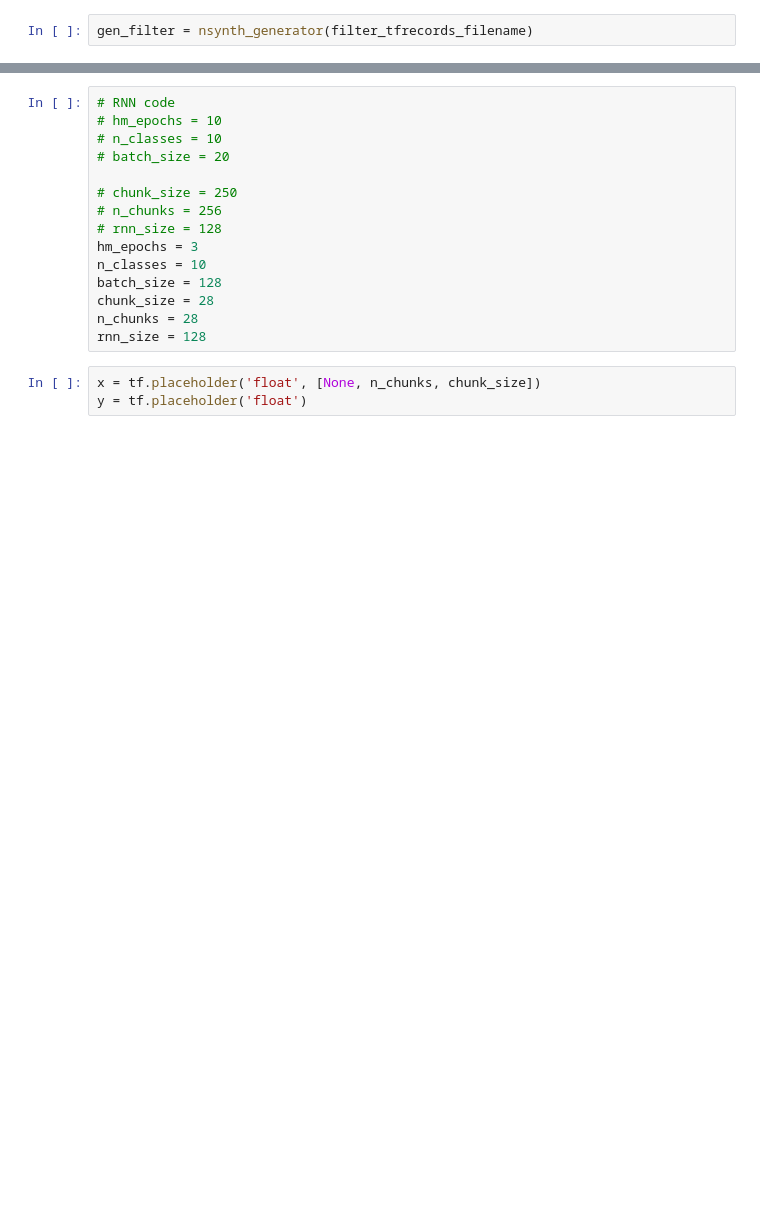
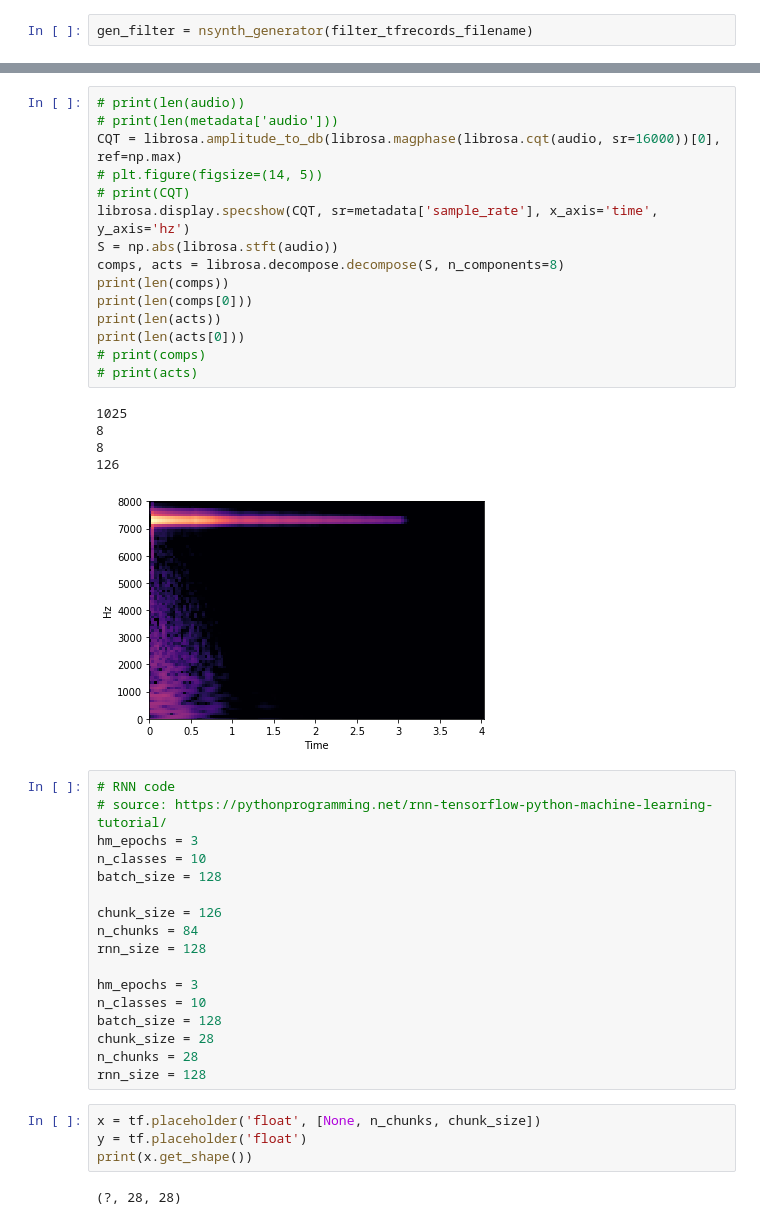
Before and after one commit to BryanKo/MusicAnalyzer, a Jupyter notebook: Music Analyzer Bryan.ipynb, the cells around one changed output, grey strips where cells are left out. Saved outputs shown, nothing was run; the diff lists cells and outputs as text; blank space fills up the shorter version.

```diff
--- a/Music Analyzer Bryan.ipynb
+++ b/Music Analyzer Bryan.ipynb
@@ -130,12 +118,35 @@ librosa.display.specshow(Xdb, sr=22050, x_axis='time', y_axis='hz')
+# %%
+# print(len(audio))
+# print(len(metadata['audio']))
+CQT = librosa.amplitude_to_db(librosa.magphase(librosa.cqt(audio, sr=16000))[0], ref=np.max)
+# plt.figure(figsize=(14, 5))
+# print(CQT)
+librosa.display.specshow(CQT, sr=metadata['sample_rate'], x_axis='time', y_axis='hz')
+S = np.abs(librosa.stft(audio))
+comps, acts = librosa.decompose.decompose(S, n_components=8)
+print(len(comps))
+print(len(comps[0]))
+print(len(acts))
+print(len(acts[0]))
+# print(comps)
+# print(acts)
+# %% [output]
+1025
+8
+8
+126
+[figure, added]
 # %%
 # RNN code
-# hm_epochs = 10
-# n_classes = 10
-# batch_size = 20
+# source: https://pythonprogramming.net/rnn-tensorflow-python-machine-learning-tutorial/
+hm_epochs = 3
+n_classes = 10
+batch_size = 128
 
-# chunk_size = 250
-# n_chunks = 256
-# rnn_size = 128
+chunk_size = 126
+n_chunks = 84
+rnn_size = 128
+
 hm_epochs = 3
 n_classes = 10
 batch_size = 128
@@ -145,6 +156,9 @@ rnn_size = 128
 # %%
 x = tf.placeholder('float', [None, n_chunks, chunk_size])
 y = tf.placeholder('float')
+print(x.get_shape())
+# %% [output]
+(?, 28, 28)
 # %%
 def recurrent_neural_network(x):
     layer = {'weights':tf.Variable(tf.random_normal([rnn_size,n_classes])),
```
Also changed, not shown: parts of 10 cells of this notebook.
